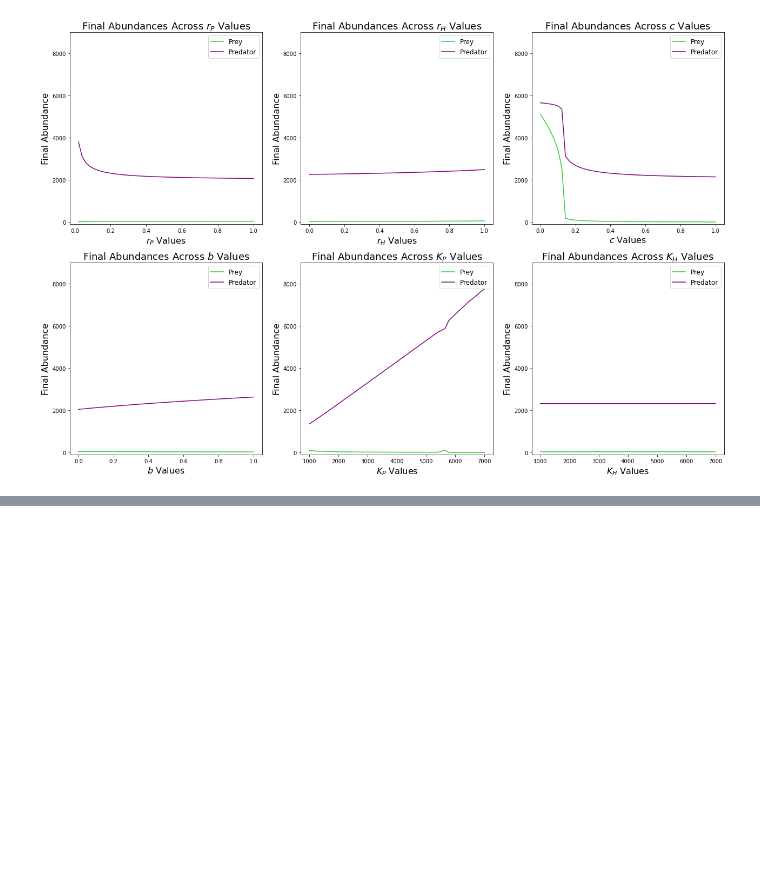
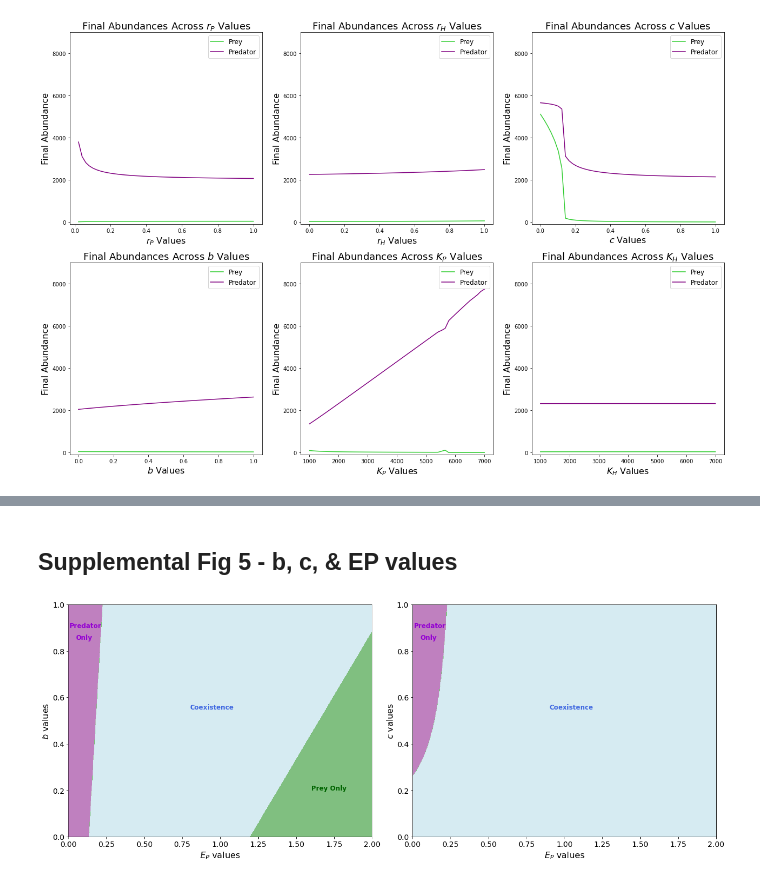
Before and after one commit to srahnke/Pred_Prey_Theory, a Jupyter notebook: pred_prey_supplemental_figures.ipynb, the cells around one changed output, grey strips where cells are left out. Saved outputs shown, nothing was run; the diff lists cells and outputs as text; code cells hidden in the pictures; blank space fills up the shorter version.

Commit message:
Updated supplemental

```diff
--- a/pred_prey_supplemental_figures.ipynb
+++ b/pred_prey_supplemental_figures.ipynb
@@ -378,0 +393,20 @@ plt.show()
+# %%
+# Set b_array and c_array
+size = 1000
+b_array = np.linspace(0, 1.0, size)  # Example range of b values
+c_array = np.linspace(0, 1.0, size)  # Example range of c values
+
+# Initialize arrays to store the last values of H and P
+H_last = np.zeros((size, size))
+P_last = np.zeros((size, size))
+
+# Run the model for each combination of b and c
+for i in range(size):
+    for j in range(size):
+        b = b_array[i]
+        c = c_array[j]
+        parameters_dict['b'] = b
+        parameters_dict['c'] = c
+        H_array, P_array, H_harvest_array, P_harvest_array = run_model(H0, P0, parameters_dict)
+        H_last[i, j] = np.mean(H_array[-10:])  # Take the mean of the last 10 values
+        P_last[i, j] = np.mean(P_array[-10:])
@@ -378,0 +459,2 @@ plt.show()
+# %% [markdown]
+## Supplemental Fig 5 - b, c, & EP values
@@ -378,0 +533,37 @@ plt.show()
+# %%
+# Create colormap for qualitative regions
+cmap = ListedColormap(['purple', 'gray', 'green', 'lightblue'])
+
+# Create subplots
+fig, axs = plt.subplots(1, 2, figsize=(18, 7))
+
+# First subplot - b values and EP values
+axs[0].imshow(region_data_b, cmap=cmap, extent=[min(E_P_array), max(E_P_array), min(b_array), max(b_array)], origin='lower', aspect='auto', alpha=0.5)
+axs[0].text(0.005, 0.9, 'Predator', color='darkviolet', fontsize=12, fontweight='bold', transform=axs[0].transAxes)
+axs[0].text(0.025, 0.85, 'Only', color='darkviolet', fontsize=12, fontweight='bold', transform=axs[0].transAxes)
+axs[0].text(0.4, 0.55, 'Coexistence', color='royalblue', fontsize=12, fontweight='bold', transform=axs[0].transAxes)
+axs[0].text(0.8, 0.2, 'Prey Only', color='darkgreen', fontsize=12, fontweight='bold', transform=axs[0].transAxes)
+axs[0].set_xlabel("$E_P$ values", fontsize=16)
+axs[0].set_ylabel("$b$ values", fontsize=16)
+axs[0].tick_params(axis='both', labelsize=14)
+
+# Second subplot - c values and EP values
+axs[1].imshow(region_data_c, cmap=cmap, extent=[min(E_P_array), max(E_P_array), min(c_array), max(c_array)], origin='lower', aspect='auto', alpha=0.5)
+axs[1].text(0.005, 0.9, 'Predator', color='darkviolet', fontsize=12, fontweight='bold', transform=axs[1].transAxes)
+axs[1].text(0.025, 0.85, 'Only', color='darkviolet', fontsize=12, fontweight='bold', transform=axs[1].transAxes)
+axs[1].text(0.45, 0.55, 'Coexistence', color='royalblue', fontsize=12, fontweight='bold', transform=axs[1].transAxes)
+axs[1].set_xlabel("$E_P$ values", fontsize=16)
+axs[1].set_ylabel("$c$ values", fontsize=16)
+axs[1].tick_params(axis='both', labelsize=14)
+
+# Adjust layout and show the plot
+plt.tight_layout()
+
+plt.savefig("manuscript_figs/b_c_EP_regions.jpg",
+            format='jpeg',
+            dpi=300,
+            bbox_inches='tight')
+
+plt.show()
+# %% [output]
+[figure, added]
```
Also changed, not shown: parts of 6 cells of this notebook, 2 other files.
